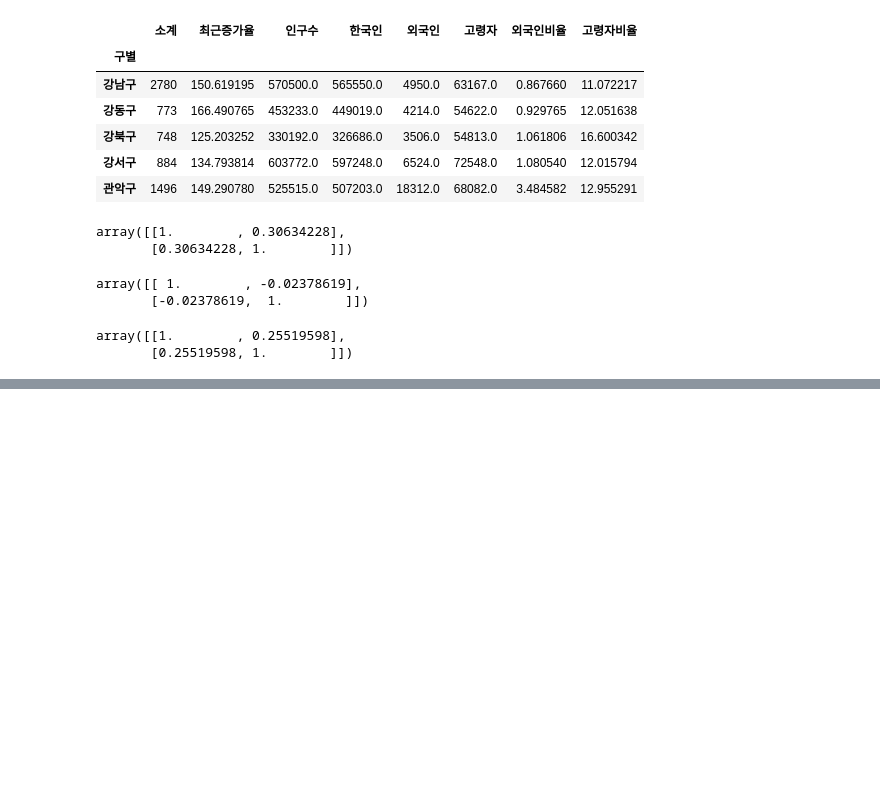
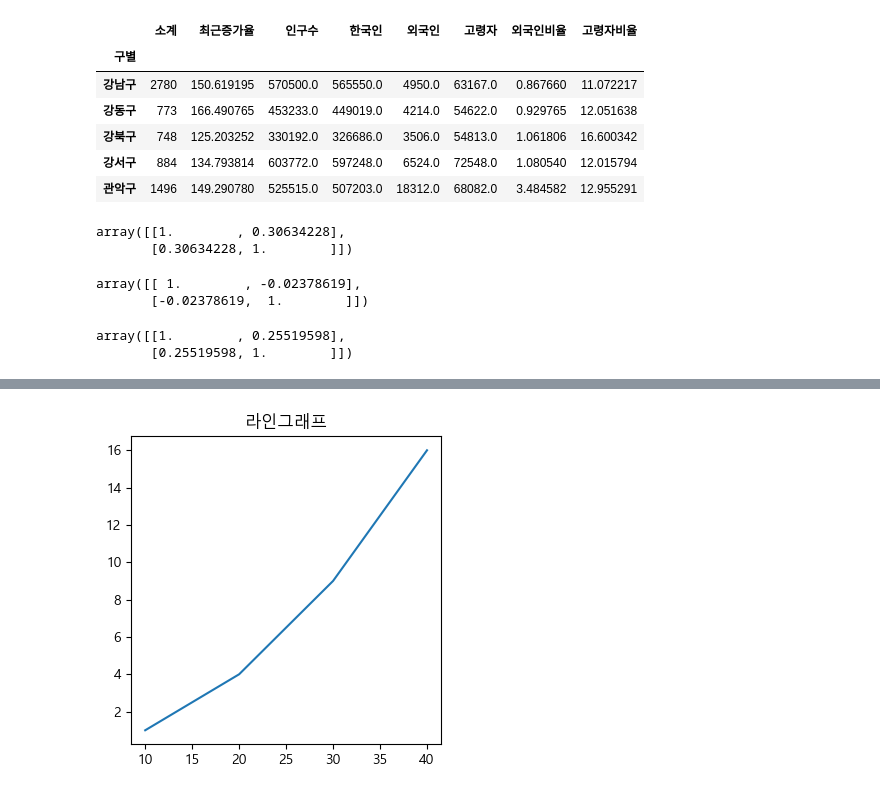
Before and after one commit to jewons91/python, a Jupyter notebook: 데이터처리/01 서울시 구별 cctv 현황 분석.ipynb, the cells around one changed output, grey strips where cells are left out. Cells and saved outputs as stored; diff of their text form; code cells hidden in the pictures; blank space fills up the shorter version.

```diff
--- a/데이터처리/01 서울시 구별 cctv 현황 분석.ipynb
+++ b/데이터처리/01 서울시 구별 cctv 현황 분석.ipynb
@@ -1398,0 +1487,10 @@ array([[1.        , 0.25519598],
+# %%
+rcParams['font.family'] = 'Malgun Gothic' # 한글 글꼴 설정
+rcParams['axes.unicode_minus'] = False
+# %%
+plt.figure(figsize=(4,4))
+plt.title('라인그래프')
+plt.plot([10,20,30,40], [1,4,9,16])
+plt.show()
+# %% [output]
+[figure, added]
```
Also changed, not shown: parts of 33 cells of this notebook, 4 other files.
